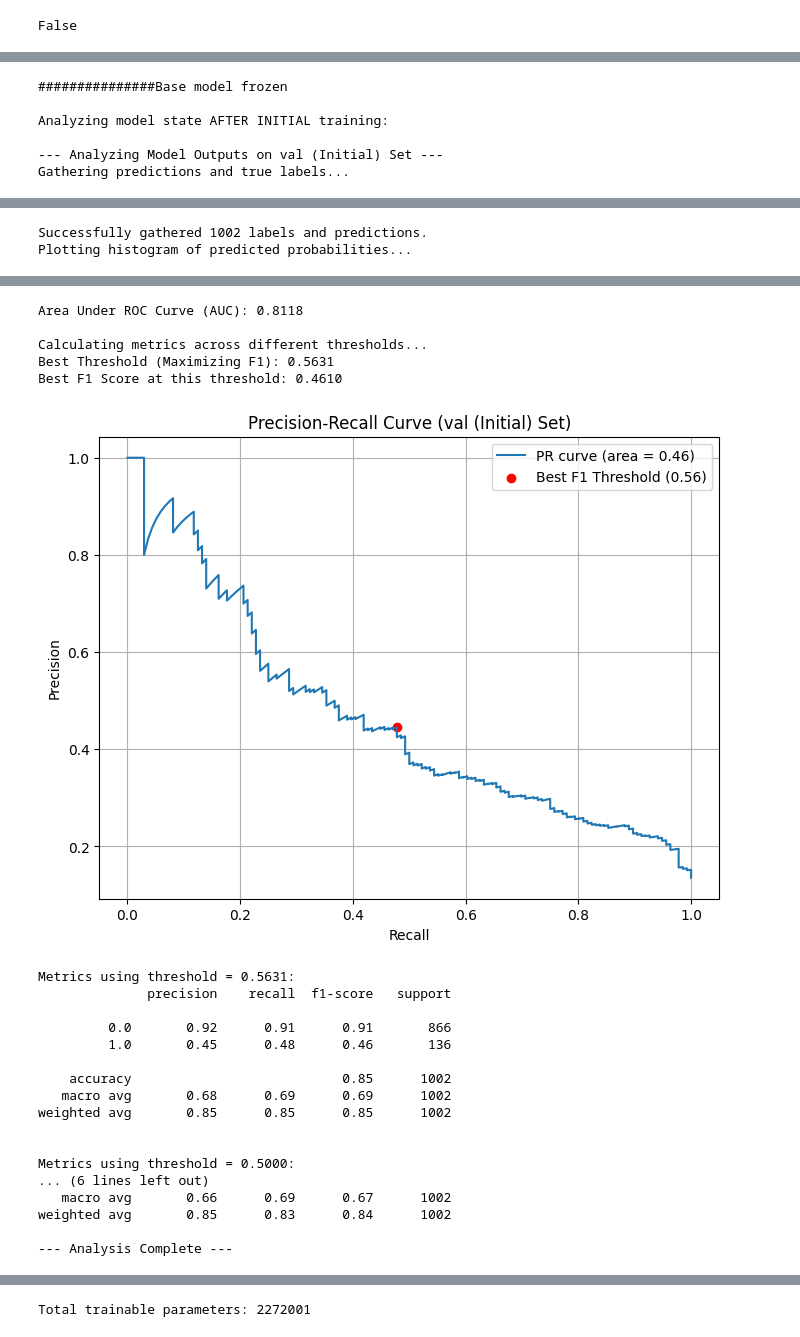
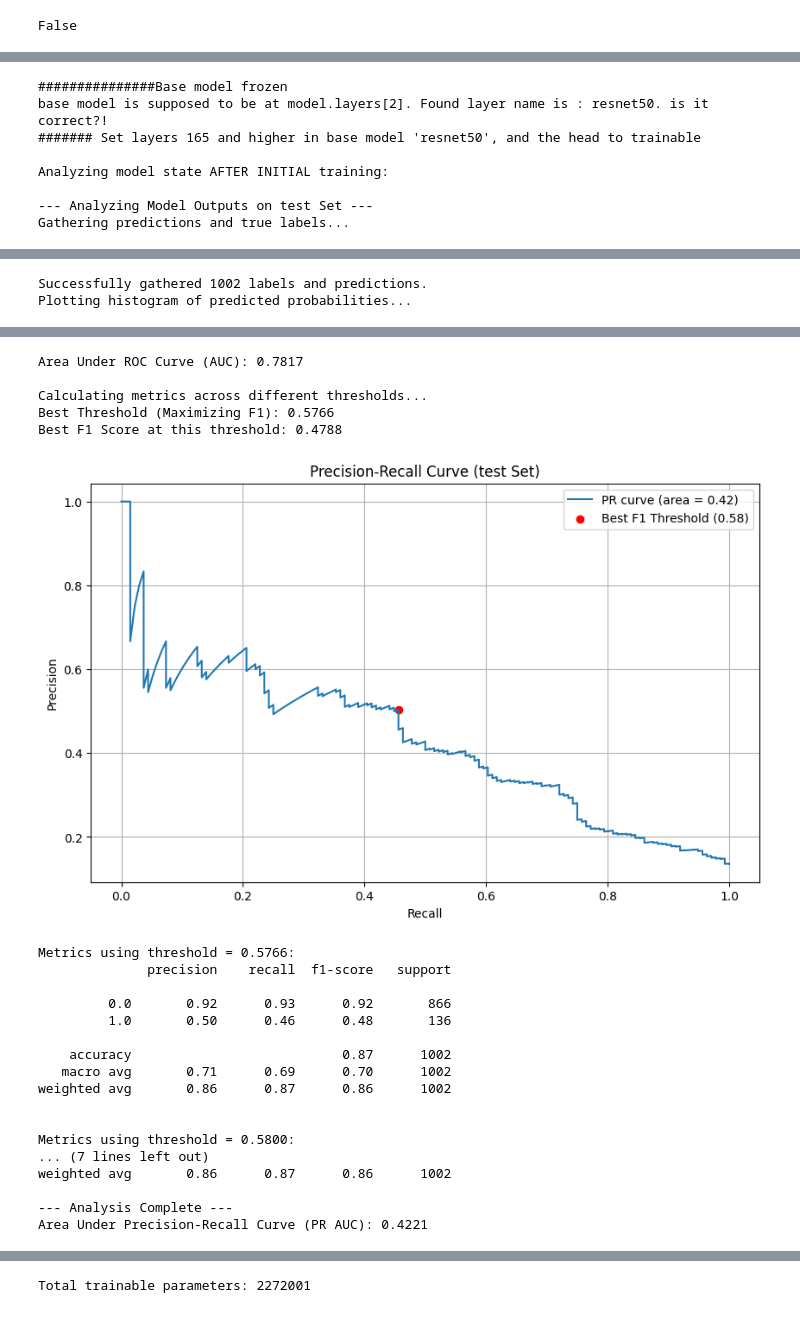
Before and after one commit to h4ppy0wl/tooth_classification_project, a Jupyter notebook: notebooks/02_model_dev.ipynb, the cells around one changed output, grey strips where cells are left out. Drawn from its saved outputs; the diff is of its cells as text; code cells hidden in the pictures.

```diff
--- a/notebooks/02_model_dev.ipynb
+++ b/notebooks/02_model_dev.ipynb
@@ -100,7 +100,7 @@ def analyze_model_outputs(model: tf.keras.Model,
          print(f"Best F1 Score at this threshold: {best_f1:.4f}")
 
          # Optional: Plot Precision-Recall Curve (already using Matplotlib)
-         plt.figure(figsize=(8, 6))
+         plt.figure(figsize=(10, 6))
          pr_auc = auc(recall_pts, precision_pts)
          plt.plot(recall_pts, precision_pts, label=f'PR curve (area = {pr_auc:.2f})')
          plt.scatter(recall_pts[best_f1_idx], precision_pts[best_f1_idx], marker='o', color='red', label=f'Best F1 Threshold ({best_threshold:.2f})')
@@ -128,7 +128,12 @@ def analyze_model_outputs(model: tf.keras.Model,
         print(f"Could not generate classification report: {e}")
 
     print("--- Analysis Complete ---")
-
+    # --- Calculate Area Under Precision-Recall Curve (PR AUC) ---
+    try:
+        pr_auc_score = auc(recall_pts, precision_pts)
+        print(f"Area Under Precision-Recall Curve (PR AUC): {pr_auc_score:.4f}")
+    except Exception as e:
+        print(f"Could not calculate PR AUC: {e}")
 
 # ---------------------------------------------------------------------------
 # 2. Custom Callback for Analysis During Training (Matplotlib)
@@ -248,7 +247,7 @@ from src.train import compile_model
 my_config = Config()
 # my_config.MODEL_ARCHITECTURE = 'resnet50'
 my_config.SHUFFLE_DATASET = False
-params = {"MASK_VALUE": 20, "AUGMENT_DATA": True, "NORMALIZE_IMAGES": True, "MASK_BG": True, "HEAD_DENSE_UNITS": 512, "MODEL_ARCHITECTURE": 'resnet50', 'FINE_TUNE_FROM_LAYER': 155, 'HEAD_ARCHITECTURE': "deep_combo", "TAP_INTO_BASE_MODEL": False, "NUM_FINE_TUNE_EPOCHS": 0}
+params = {"MASK_VALUE": 20, "AUGMENT_DATA": True, "NORMALIZE_IMAGES": True, "MASK_BG": True, "HEAD_DENSE_UNITS": 512, "MODEL_ARCHITECTURE": 'resnet50', 'FINE_TUNE_FROM_LAYER': 165, 'HEAD_ARCHITECTURE': "deep_combo", "TAP_INTO_BASE_MODEL": False, "NUM_FINE_TUNE_EPOCHS": 30}
 #{"MASK_VALUE": 128, "AUGMENT_DATA": True, "NORMALIZE_IMAGES": True,  "MASK_BG": True, "HEAD_DENSE_UNITS": 64, "MODEL_ARCHITECTURE": 'vgg16', 'FINE_TUNE_FROM_LAYER': 15, 'HEAD_ARCHITECTURE': "shallow"}
 for key, value in params.items():
     setattr(my_config, key, value)
@@ -257,7 +256,7 @@ raw_json_path = "C:/Users/anedaeij23/Project/tooth_classification_project/data/r
 intrim_dir = "/home/arash/tooth_classification_project/data/processed"
 img_dir = "C:/Users/anedaeij23/Project/tooth_classification_project/data/raw"
 
-dataset_name = 'val'
+dataset_name = 'test'
 # %%
 my_config.SHUFFLE_DATASET
 # %% [output]
@@ -319,20 +298,34 @@ Class distribution: {0: 866, 1: 136}
 # Assume 'val_dataset' is your validation tf.data.Dataset
 
 # analyze_model_outputs(mymodel, val_dataset, dataset_name="Validation")
-
+from src.utils import set_trainable_layers_new
 # If you saved weights after initial training and want to analyze that state:
-initial_weights_path = os.path.join("/home/arash/tooth_classification_project/logs/tensorboard", "experiment 13 - without fineTuning - SGD-include blurryimg - resnet50 - actual training/resnet50/20250425-095439/best_pr_auc_weights-epoch_0014_prauc_0.46.h5") # Get the correct path
+initial_weights_path = os.path.join("/home/arash/tooth_classification_project/logs/tensorboard", "resnet50/20250515-143232/best_pr_auc_weights-epoch_0020_prauc_0.49.h5") # Get the correct path
+# initial_weights_path = os.path.join("/home/arash/tooth_classification_project/logs/tensorboard", "best_pr_auc_weights-epoch_0014_prauc_0.46.h5")
 # model_arch = 'ConvNeXtTiny' # Or whichever architecture was used
 # input_s = (224, 224, 3) # Use your actual input shape
+tf.keras.backend.clear_session()
 model_for_initial_analysis = create_model(my_config, 'transfer', trainable_base = False) # Build with same structure
-model_for_initial_analysis.load_weights(initial_weights_path)
+# model_for_initial_analysis.trainable = False # Set to False if you want to analyze without fine-tuning
+model_for_initial_analysis = set_trainable_layers_new(model_for_initial_analysis, my_config.FINE_TUNE_FROM_LAYER)
+
+model_for_initial_analysis.load_weights(initial_weights_path, by_name=False)
+
+# Set model to inference mode before loading weights
+model_for_initial_analysis.trainable = False
+for layer in model_for_initial_analysis.layers:
+    if isinstance(layer, tf.keras.layers.BatchNormalization):
+        layer.trainable = False
+
 model_for_initial_analysis = compile_model(model_for_initial_analysis, my_config, my_config.INITIAL_LR)
 print("\nAnalyzing model state AFTER INITIAL training:")
-analyze_model_outputs(model_for_initial_analysis, val_ds, dataset_name=f"{dataset_name} (Initial)")
+analyze_model_outputs(model_for_initial_analysis, val_ds, dataset_name=f"{dataset_name}", METRIC_THRESHOLD=0.58)
 # %% [output]
 ###############Base model frozen
+base model is supposed to be at model.layers[2]. Found layer name is : resnet50. is it correct?!
+####### Set layers 165 and higher in base model 'resnet50', and the head to trainable
 
 Analyzing model state AFTER INITIAL training:
 
---- Analyzing Model Outputs on val (Initial) Set ---
+--- Analyzing Model Outputs on test Set ---
 Gathering predictions and true labels...
@@ -349,23 +339,23 @@ Plotting histogram of predicted probabilities...
-Area Under ROC Curve (AUC): 0.8118
+Area Under ROC Curve (AUC): 0.7817
 
 Calculating metrics across different thresholds...
-Best Threshold (Maximizing F1): 0.5631
-Best F1 Score at this threshold: 0.4610
+Best Threshold (Maximizing F1): 0.5766
+Best F1 Score at this threshold: 0.4788
-[figure, old version]
+[figure, new version]
-Metrics using threshold = 0.5631:
+Metrics using threshold = 0.5766:
               precision    recall  f1-score   support
 
-         0.0       0.92      0.91      0.91       866
-         1.0       0.45      0.48      0.46       136
+         0.0       0.92      0.93      0.92       866
+         1.0       0.50      0.46      0.48       136
 
-    accuracy                           0.85      1002
-   macro avg       0.68      0.69      0.69      1002
-weighted avg       0.85      0.85      0.85      1002
+    accuracy                           0.87      1002
+   macro avg       0.71      0.69      0.70      1002
+weighted avg       0.86      0.87      0.86      1002
 
 
-Metrics using threshold = 0.5000:
-... (6 lines left out)
-   macro avg       0.66      0.69      0.67      1002
-weighted avg       0.85      0.83      0.84      1002
+Metrics using threshold = 0.5800:
+... (7 lines left out)
+weighted avg       0.86      0.87      0.86      1002
 
 --- Analysis Complete ---
+Area Under Precision-Recall Curve (PR AUC): 0.4221
```
Also changed, not shown: parts of 13 cells of this notebook.
